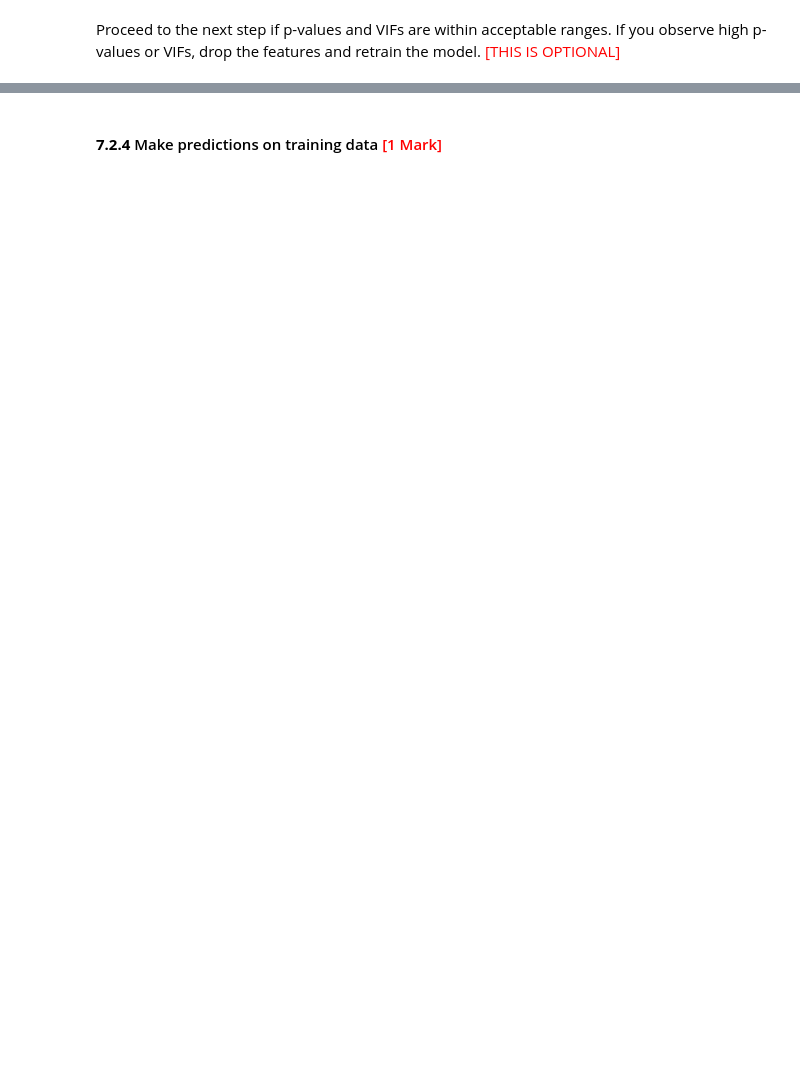
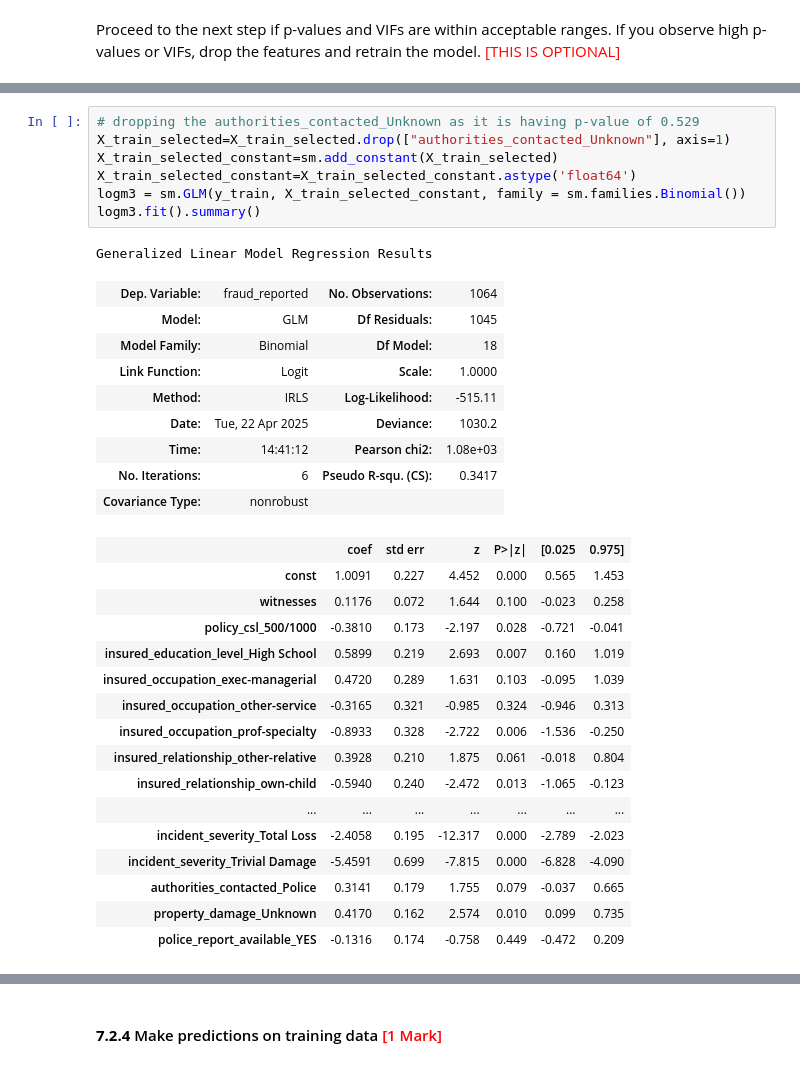
Before and after one commit to sunilkumarrudragada/Fraudulent_Claim_Detection, a Jupyter notebook: fraudulent_Claim_Detection.ipynb, the cells around one changed output, grey strips where cells are left out. Saved outputs shown, nothing was run; the diff lists cells and outputs as text; blank space fills up the shorter version.

```diff
--- a/fraudulent_Claim_Detection.ipynb
+++ b/fraudulent_Claim_Detection.ipynb
@@ -1308,0 +1483,34 @@ Proceed to the next step if p-values and VIFs are within acceptable ranges. If y
+# %%
+# dropping the authorities_contacted_Unknown as it is having p-value of 0.529
+X_train_selected=X_train_selected.drop(["authorities_contacted_Unknown"], axis=1)
+X_train_selected_constant=sm.add_constant(X_train_selected)
+X_train_selected_constant=X_train_selected_constant.astype('float64')
+logm3 = sm.GLM(y_train, X_train_selected_constant, family = sm.families.Binomial())
+logm3.fit().summary()
+# %% [output]
+Generalized Linear Model Regression Results
+| Dep. Variable: | fraud_reported | No. Observations: | 1064 |
+| Model: | GLM | Df Residuals: | 1045 |
+| Model Family: | Binomial | Df Model: | 18 |
+| Link Function: | Logit | Scale: | 1.0000 |
+| Method: | IRLS | Log-Likelihood: | -515.11 |
+| Date: | Tue, 22 Apr 2025 | Deviance: | 1030.2 |
+| Time: | 14:41:12 | Pearson chi2: | 1.08e+03 |
+| No. Iterations: | 6 | Pseudo R-squ. (CS): | 0.3417 |
+| Covariance Type: | nonrobust |  |  |
+|  | coef | std err | z | P>|z| | [0.025 | 0.975] |
+| const | 1.0091 | 0.227 | 4.452 | 0.000 | 0.565 | 1.453 |
+| witnesses | 0.1176 | 0.072 | 1.644 | 0.100 | -0.023 | 0.258 |
+| policy_csl_500/1000 | -0.3810 | 0.173 | -2.197 | 0.028 | -0.721 | -0.041 |
+| insured_education_level_High School | 0.5899 | 0.219 | 2.693 | 0.007 | 0.160 | 1.019 |
+| insured_occupation_exec-managerial | 0.4720 | 0.289 | 1.631 | 0.103 | -0.095 | 1.039 |
+| insured_occupation_other-service | -0.3165 | 0.321 | -0.985 | 0.324 | -0.946 | 0.313 |
+| insured_occupation_prof-specialty | -0.8933 | 0.328 | -2.722 | 0.006 | -1.536 | -0.250 |
+| insured_relationship_other-relative | 0.3928 | 0.210 | 1.875 | 0.061 | -0.018 | 0.804 |
+| insured_relationship_own-child | -0.5940 | 0.240 | -2.472 | 0.013 | -1.065 | -0.123 |
+| ... | ... | ... | ... | ... | ... | ... |
+| incident_severity_Total Loss | -2.4058 | 0.195 | -12.317 | 0.000 | -2.789 | -2.023 |
+| incident_severity_Trivial Damage | -5.4591 | 0.699 | -7.815 | 0.000 | -6.828 | -4.090 |
+| authorities_contacted_Police | 0.3141 | 0.179 | 1.755 | 0.079 | -0.037 | 0.665 |
+| property_damage_Unknown | 0.4170 | 0.162 | 2.574 | 0.010 | 0.099 | 0.735 |
+| police_report_available_YES | -0.1316 | 0.174 | -0.758 | 0.449 | -0.472 | 0.209 |
```
Also changed, not shown: parts of 44 cells of this notebook.
